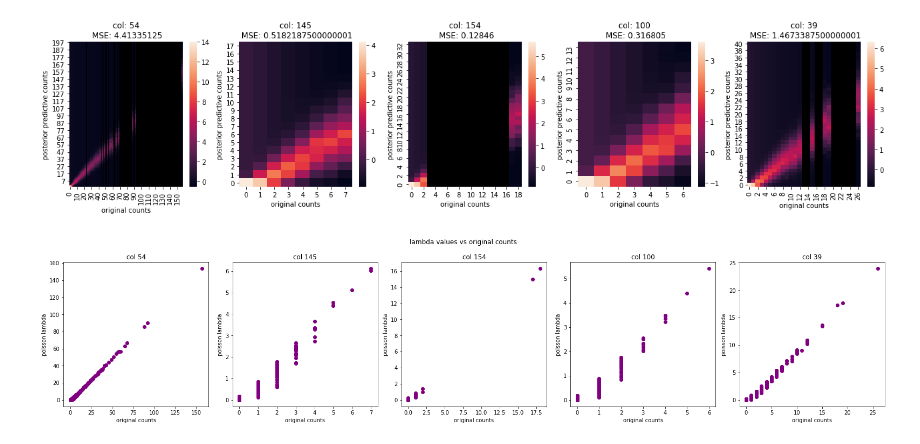
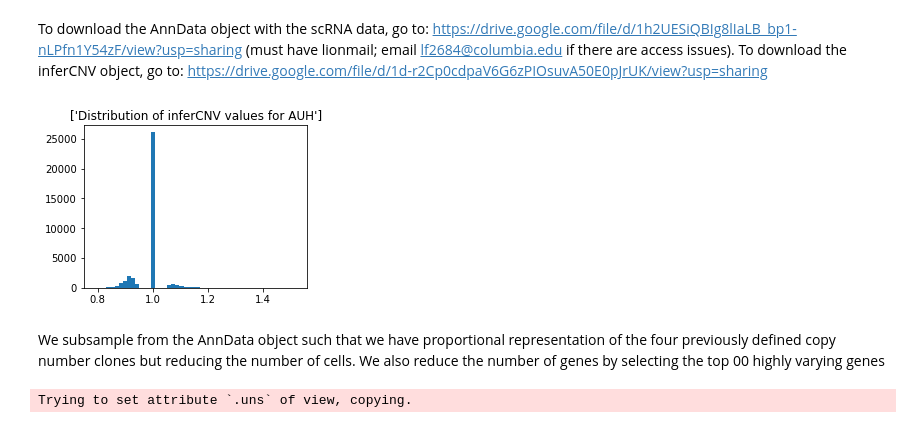
Before and after one commit to prob-prog-project/final-project, a Jupyter notebook: complete_model.ipynb, the cells around one changed output. Drawn from its saved outputs; the diff is of its cells as text; code cells hidden in the pictures.

```diff
--- a/complete_model.ipynb
+++ b/complete_model.ipynb
@@ -207,40 +0,0 @@ for k in range(1000):
-# %%
-posteriors_all=np.asarray(posteriors_all)
-fig,ax=plt.subplots(1,5,figsize=(22,4))
-ind=0
-rands=np.random.choice([i for i in range(200)],size=5,replace=False)
-for col in rands:
-    combined_x=[]
-    combined_y=[]
-    heatmap=np.zeros((int(max(posteriors_all[:,:,col].flatten()))+1,int(max(adata_subsampled.layers['counts'][:,col]))+1))
-    max_post=int(max(posteriors_all[:,:,col].flatten()))
-    for i in range(1000):
-        combined_x.append(adata_subsampled.layers['counts'][:,col])
-        combined_y.append(posteriors_all[i][:,col])
-        for j in range(800):
-            heatmap[max_post-int(posteriors_all[i,j,col])][int(adata_subsampled.layers['counts'][j,col])]+=1
-    MSE=sklearn.metrics.mean_squared_error(combined_x, combined_y)
-    hmap=pd.DataFrame(scipy.stats.zscore(heatmap))
-    hmap.columns=[i for i in range(heatmap.shape[1])]
-    hmap.index=np.flip([i for i in range(heatmap.shape[0])])
-    g=sns.heatmap(hmap,ax=ax[ind])
-    g.set_facecolor('black')
-    g.set_xlabel("original counts")
-    g.set_ylabel("posterior predictive counts")
-    g.set_title("col: "+str(col)+"\n MSE: "+str(MSE))
-    ind+=1
-# %% [output]
-[figure, removed]
-# %%
-fig,ax=plt.subplots(1,5,figsize=(22,5))
-for i in range(5):
-    x=adata_subsampled.layers['counts'][:,rands[i]]
-    y=lambd[:,rands[i]]
-    ax[i].scatter(x,y,c='purple')
-    ax[i].set_xlabel("original counts")
-    ax[i].set_ylabel("poisson lambda")
-    ax[i].set_title("col "+str(rands[i]))
-plt.suptitle("lambda values vs original counts")
-plt.tight_layout()
-# %% [output]
-[figure, removed]
@@ -246,0 +14,6 @@ plt.tight_layout()
+# %% [markdown]
+To download the AnnData object with the scRNA data, go to:
+https://drive.google.com/file/d/1h2UESiQBIg8lIaLB_bp1-nLPfn1Y54zF/view?usp=sharing
+(must have lionmail; email lf2684@columbia.edu if there are access issues).
+To download the inferCNV object, go to:
+https://drive.google.com/file/d/1d-r2Cp0cdpaV6G6zPIOsuvA50E0pJrUK/view?usp=sharing
@@ -246,0 +22,8 @@ plt.tight_layout()
+# %%
+fig = plt.figure(figsize=(4, 3))
+gene = np.random.choice(infer.columns, size=1)
+plt.hist(infer[gene], bins=50)
+plt.title("Distribution of inferCNV values for " + gene)
+plt.show()
+# %% [output]
+[figure, added]
@@ -246,0 +32,9 @@ plt.tight_layout()
+# %% [markdown]
+We subsample from the AnnData object such that we have proportional
+representation of the four previously defined copy number clones but
+reducing the number of cells. We also reduce the number of genes by
+selecting the top 00 highly varying genes
+# %%
+adata_subsampled, infer_subsampled = utils.format_data(adata, infer, 200, 200)
+# %% [output]
+Trying to set attribute `.uns` of view, copying.
```
Also changed, not shown: parts of 67 cells of this notebook.
